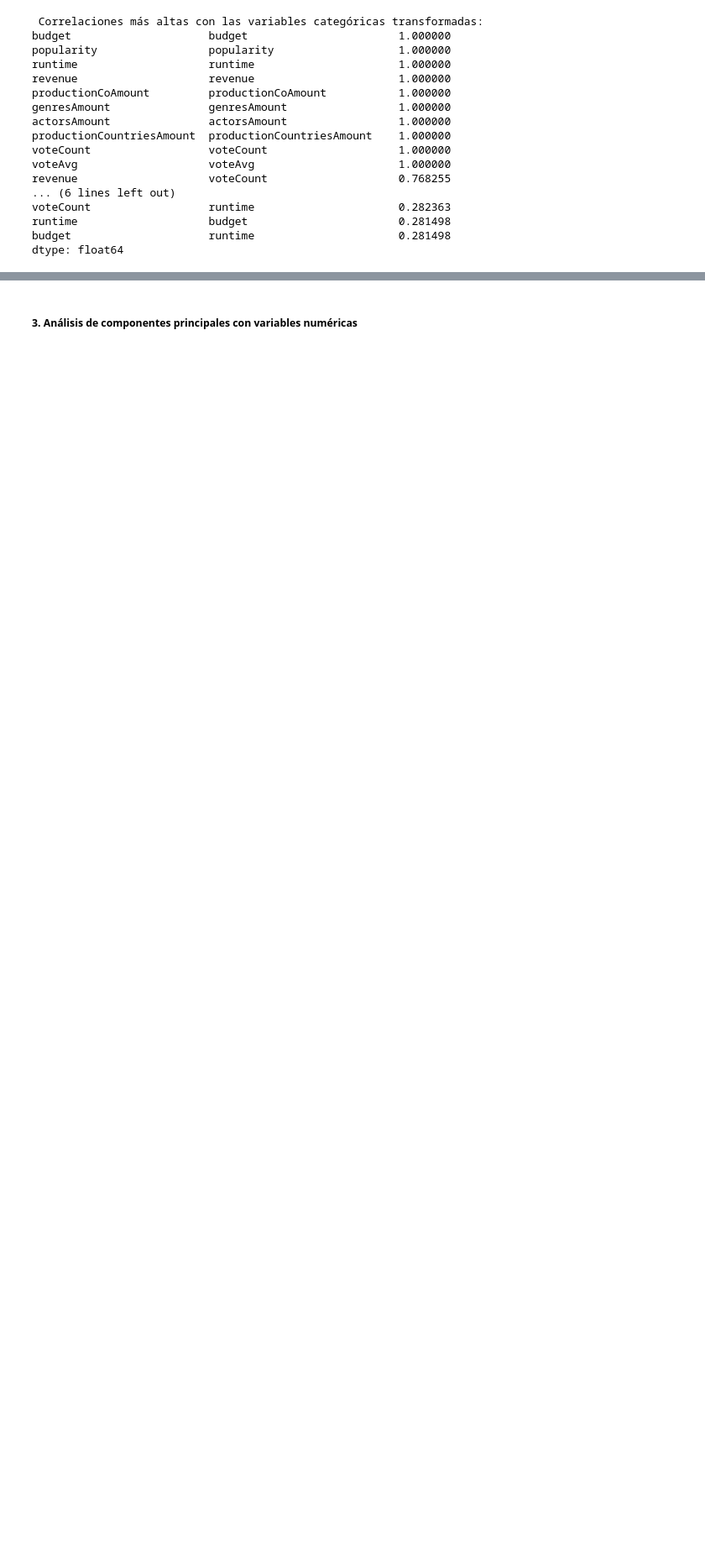
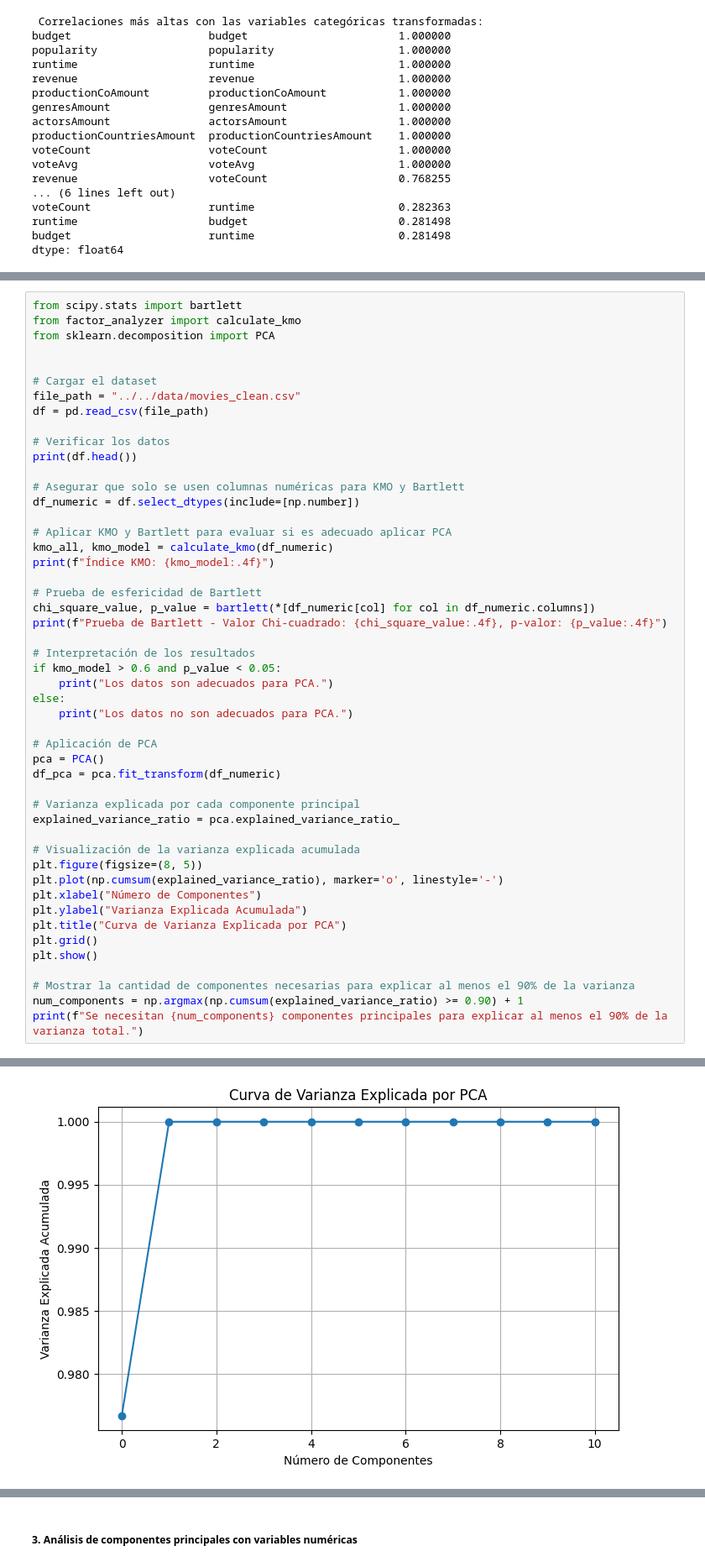
Before and after one commit to EstebanZG999/HT2Mineria, a Jupyter notebook: src/raw_ejercicios/PCA.ipynb, the cells around one changed output, grey strips where cells are left out. Shown: that part at 84% size. Drawn from its saved outputs; the diff is of its cells as text; blank space fills up the shorter version.

```diff
--- a/src/raw_ejercicios/PCA.ipynb
+++ b/src/raw_ejercicios/PCA.ipynb
@@ -107,0 +110,50 @@ dtype: float64
+# %%
+from scipy.stats import bartlett
+from factor_analyzer import calculate_kmo
+from sklearn.decomposition import PCA
+
+
+# Cargar el dataset
+file_path = "../../data/movies_clean.csv"
+df = pd.read_csv(file_path)
+
+# Verificar los datos
+print(df.head())
+
+# Asegurar que solo se usen columnas numéricas para KMO y Bartlett
+df_numeric = df.select_dtypes(include=[np.number])
+
+# Aplicar KMO y Bartlett para evaluar si es adecuado aplicar PCA
+kmo_all, kmo_model = calculate_kmo(df_numeric)
+print(f"Índice KMO: {kmo_model:.4f}")
+
+# Prueba de esfericidad de Bartlett
+chi_square_value, p_value = bartlett(*[df_numeric[col] for col in df_numeric.columns])
+print(f"Prueba de Bartlett - Valor Chi-cuadrado: {chi_square_value:.4f}, p-valor: {p_value:.4f}")
+
+# Interpretación de los resultados
+if kmo_model > 0.6 and p_value < 0.05:
+    print("Los datos son adecuados para PCA.")
+else:
+    print("Los datos no son adecuados para PCA.")
+
+# Aplicación de PCA
+pca = PCA()
+df_pca = pca.fit_transform(df_numeric)
+
+# Varianza explicada por cada componente principal
+explained_variance_ratio = pca.explained_variance_ratio_
+
+# Visualización de la varianza explicada acumulada
+plt.figure(figsize=(8, 5))
+plt.plot(np.cumsum(explained_variance_ratio), marker='o', linestyle='-')
+plt.xlabel("Número de Componentes")
+plt.ylabel("Varianza Explicada Acumulada")
+plt.title("Curva de Varianza Explicada por PCA")
+plt.grid()
+plt.show()
+
+# Mostrar la cantidad de componentes necesarias para explicar al menos el 90% de la varianza
+num_components = np.argmax(np.cumsum(explained_variance_ratio) >= 0.90) + 1
+print(f"Se necesitan {num_components} componentes principales para explicar al menos el 90% de la varianza total.")
+# %% [output]
@@ -107,0 +177 @@ dtype: float64
+[figure, added]
```
Also changed, not shown: parts of 2 cells of this notebook, 1 other file.
